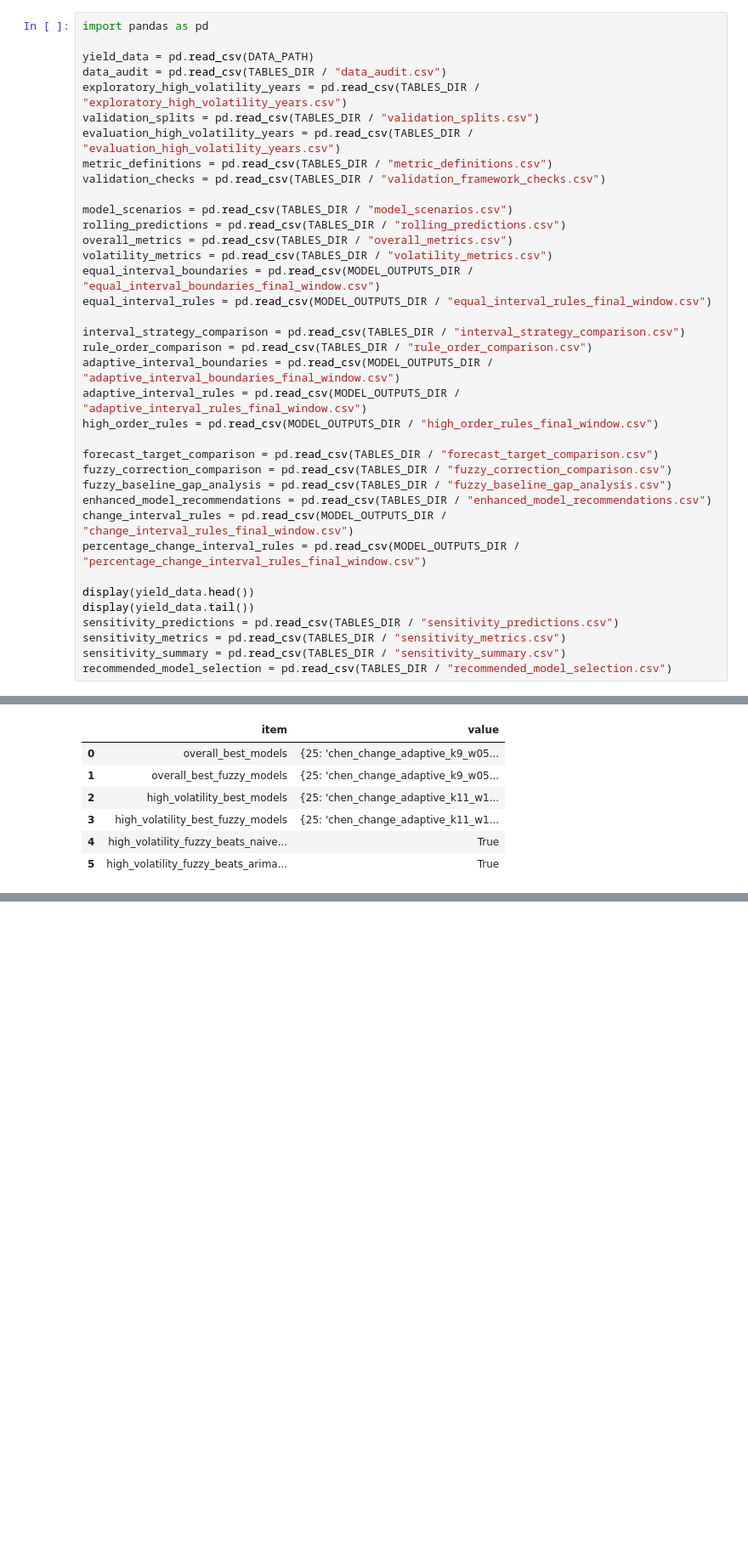
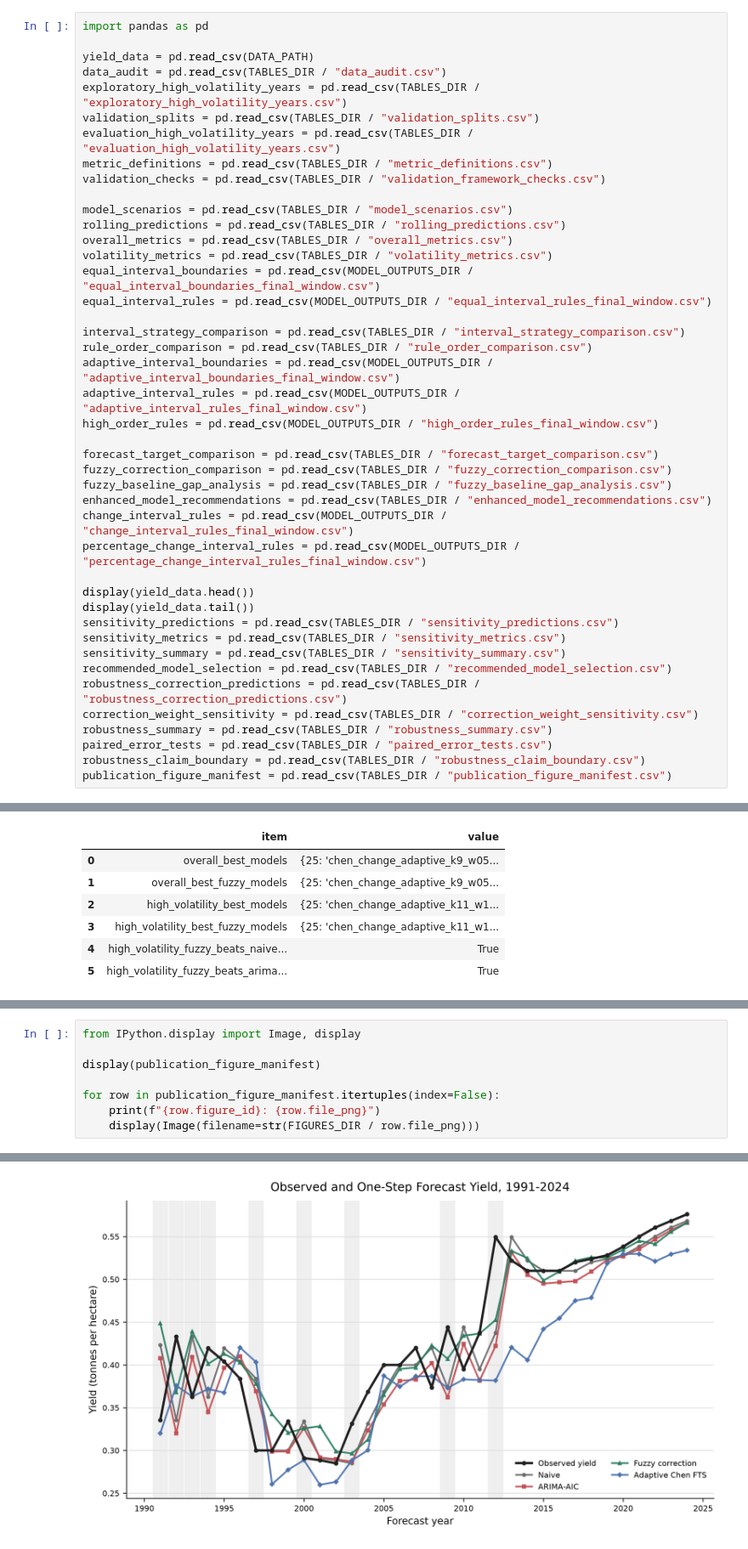
Before and after one commit to Richmiz/Fuzzy, a Jupyter notebook: notebooks/ghana_cocoa_yield_forecasting.ipynb, the cells around one changed output, grey strips where cells are left out. Shown at 85% size. Drawn from its saved outputs; the diff is of its cells as text; blank space fills up the shorter version.

```diff
--- a/notebooks/ghana_cocoa_yield_forecasting.ipynb
+++ b/notebooks/ghana_cocoa_yield_forecasting.ipynb
@@ -92,6 +96,12 @@ sensitivity_predictions = pd.read_csv(TABLES_DIR / "sensitivity_predictions.csv"
 sensitivity_metrics = pd.read_csv(TABLES_DIR / "sensitivity_metrics.csv")
 sensitivity_summary = pd.read_csv(TABLES_DIR / "sensitivity_summary.csv")
 recommended_model_selection = pd.read_csv(TABLES_DIR / "recommended_model_selection.csv")
+robustness_correction_predictions = pd.read_csv(TABLES_DIR / "robustness_correction_predictions.csv")
+correction_weight_sensitivity = pd.read_csv(TABLES_DIR / "correction_weight_sensitivity.csv")
+robustness_summary = pd.read_csv(TABLES_DIR / "robustness_summary.csv")
+paired_error_tests = pd.read_csv(TABLES_DIR / "paired_error_tests.csv")
+robustness_claim_boundary = pd.read_csv(TABLES_DIR / "robustness_claim_boundary.csv")
+publication_figure_manifest = pd.read_csv(TABLES_DIR / "publication_figure_manifest.csv")
 # %% [output]
 |  | year | yield_tonnes_per_hectare | yield_lag1 | absolute_change | percentage_change | absolute_percentage_change | ... |
 | 0 | 1961 | 0.2364 | NaN | NaN | NaN | NaN | ... |
@@ -1029,0 +1208,9 @@ pd.DataFrame(interpretation.items(), columns=["item", "value"])
+# %%
+from IPython.display import Image, display
+
+display(publication_figure_manifest)
+
+for row in publication_figure_manifest.itertuples(index=False):
+    print(f"{row.figure_id}: {row.file_png}")
+    display(Image(filename=str(FIGURES_DIR / row.file_png)))
+# %% [output]
@@ -1029,0 +1225 @@ pd.DataFrame(interpretation.items(), columns=["item", "value"])
+[figure, added]
```
Also changed, not shown: parts of 14 cells of this notebook, 45 other files.
